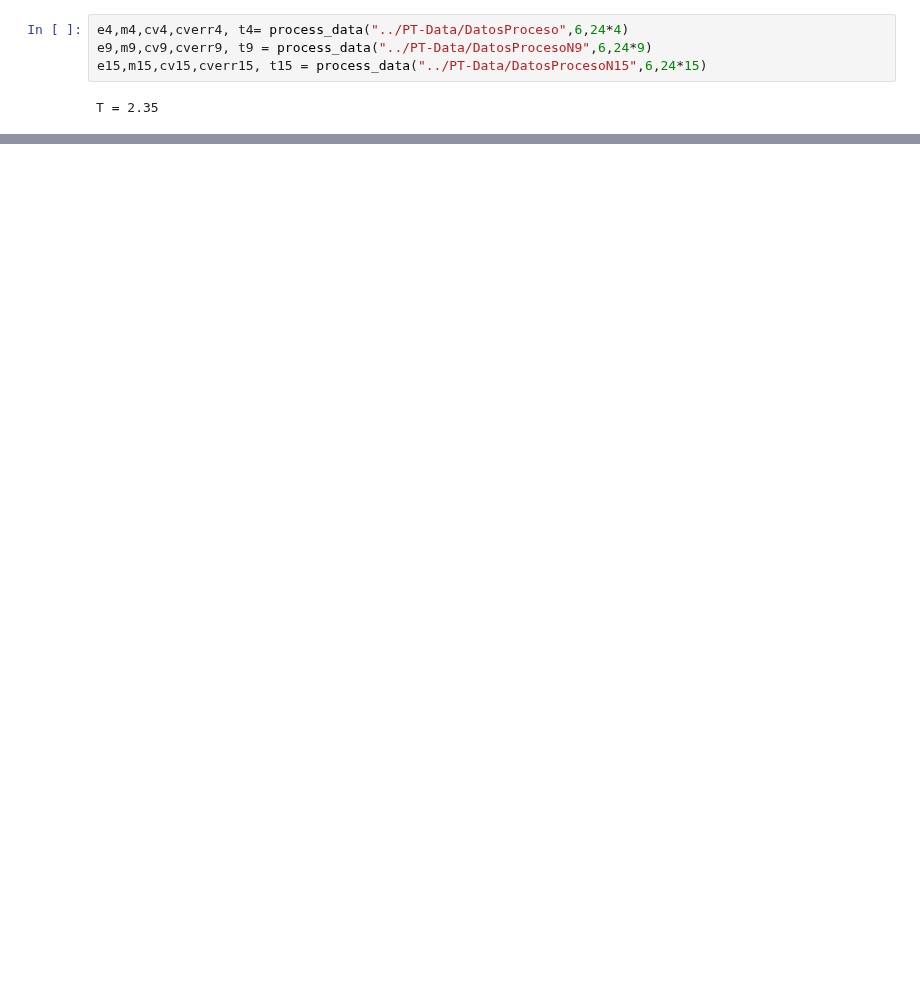
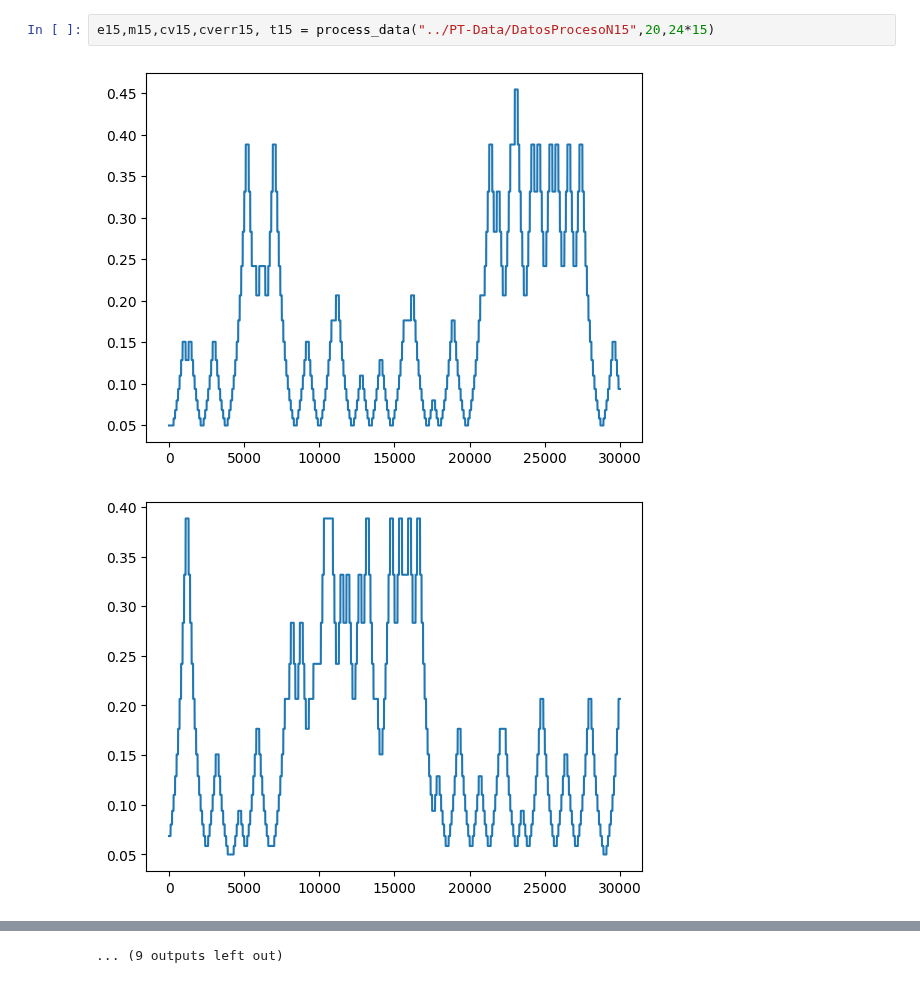
Before and after one commit to Alejo-Costa-Duran/ParallelTempering, a Jupyter notebook: dataAnalysis.ipynb, the cells around one changed output, grey strips where cells are left out. Cells and saved outputs as stored; diff of their text form; blank space fills up the shorter version.

```diff
--- a/dataAnalysis.ipynb
+++ b/dataAnalysis.ipynb
@@ -47,9 +50,8 @@ def process_data(fileRoot,numFiles,nSpins):
         cv_mean[idx],cv_mean_err[idx] = blocking_cv(e,t,10000)
         print("T =",t, end='\r', flush=True)
     return (e_mean,m_mean,cv_mean,cv_mean_err,temp_list)
-# %%
-e4,m4,cv4,cverr4, t4= process_data("../PT-Data/DatosProceso",6,24*4)
-e9,m9,cv9,cverr9, t9 = process_data("../PT-Data/DatosProcesoN9",6,24*9)
-e15,m15,cv15,cverr15, t15 = process_data("../PT-Data/DatosProcesoN15",6,24*15)
-# %% [output]
-T = 2.35
+# %%
+e15,m15,cv15,cverr15, t15 = process_data("../PT-Data/DatosProcesoN15",20,24*15)
+# %% [output]
+[figure, added]
+[figure, added]
@@ -56 +68,2 @@ T = 2.35
+... (9 outputs left out)
 # %%
```
Also changed, not shown: parts of 3 cells of this notebook, 11 other files.
